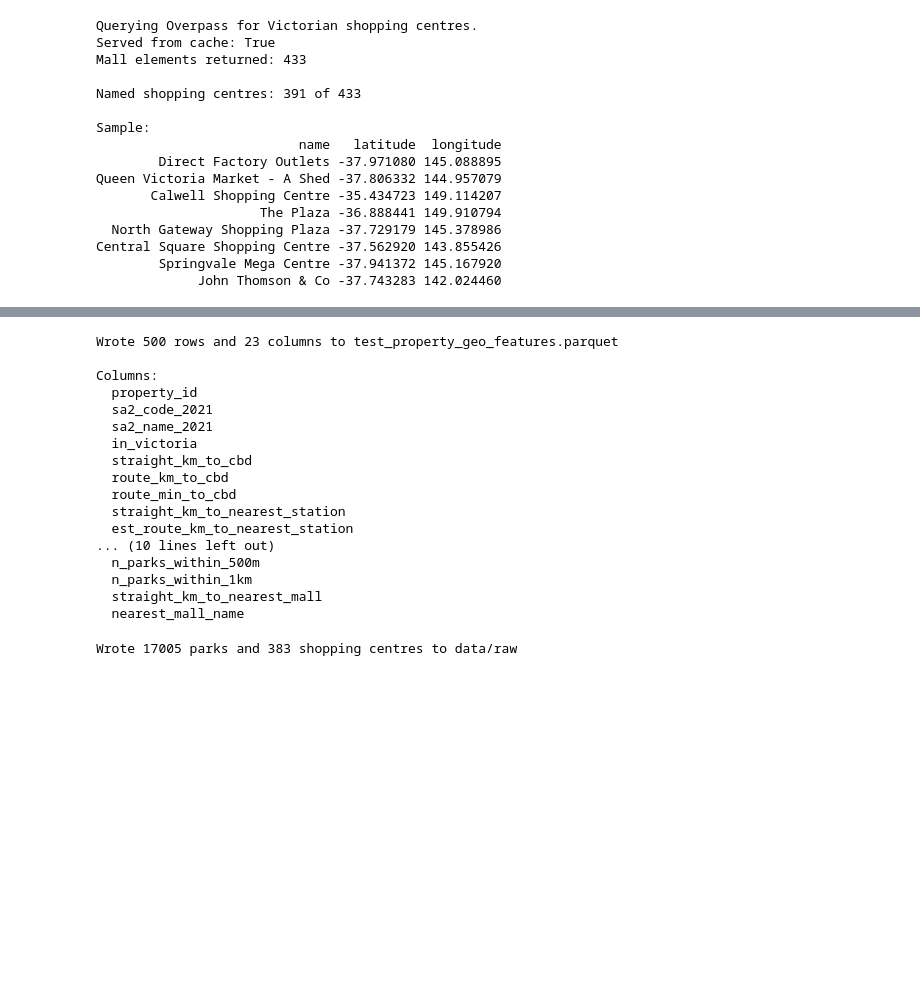
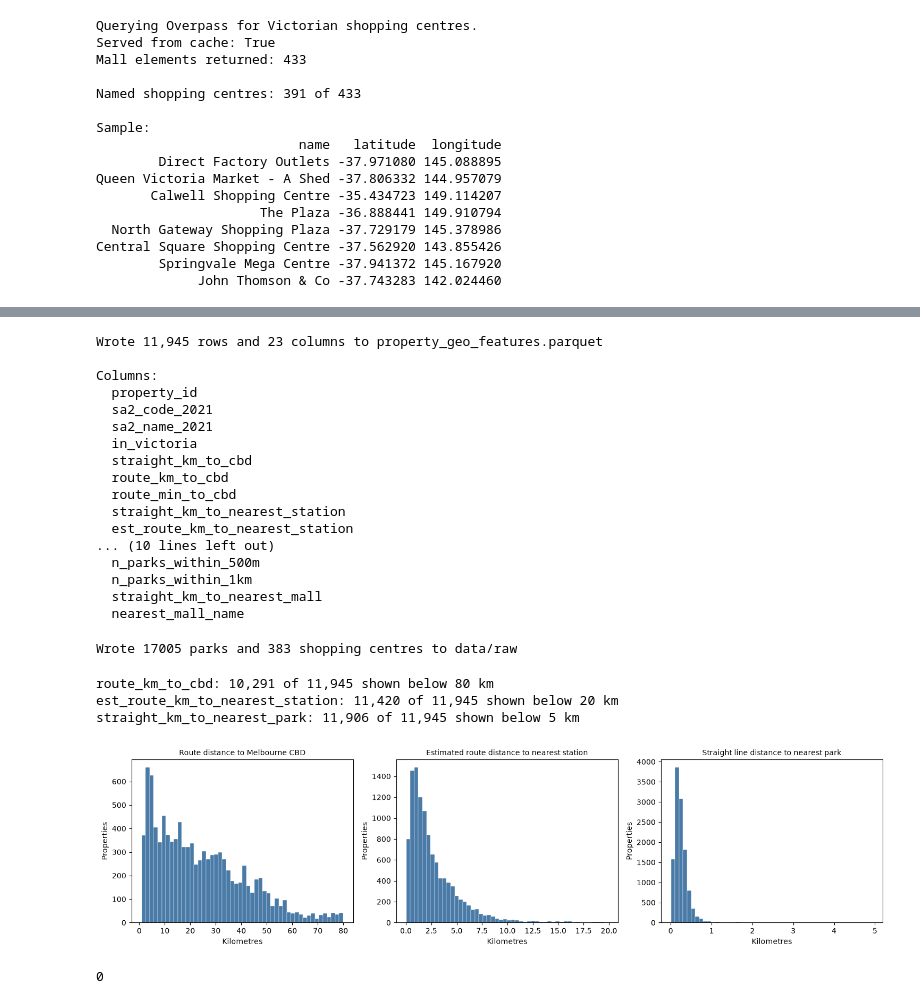
Before and after one commit to sophiaaaaaa123/ADS_project2, a Jupyter notebook: code/02_spatial_features.ipynb, the cells around one changed output, grey strips where cells are left out. Cells and saved outputs as stored; diff of their text form; code cells hidden in the pictures; blank space fills up the shorter version.

```diff
--- a/code/02_spatial_features.ipynb
+++ b/code/02_spatial_features.ipynb
@@ -212,20 +249,0 @@ sa2_code_2021                          sa2_name_2021
-# %%
-fig, ax = plt.subplots(figsize=(9, 9))
-
-# Zoom to the Port Phillip Bay area where the unmatched points cluster
-bay = sa2_proj.cx[280000:360000, 5770000:5820000]
-bay.plot(ax=ax, color="#dce6f0", edgecolor="white", linewidth=0.3)
-
-matched_pts = properties_proj[~unmatched.values]
-unmatched_pts = properties_proj[unmatched.values]
-
-matched_pts.plot(ax=ax, color="#4a7ba7", markersize=8, label="Matched to an SA2")
-unmatched_pts.plot(ax=ax, color="#d1495b", markersize=20, label="No SA2")
-
-ax.set_xlim(280000, 360000)
-ax.set_ylim(5770000, 5820000)
-ax.set_title("Unmatched test points fall in Port Phillip Bay")
-ax.legend()
-ax.set_axis_off()
-plt.tight_layout()
-plt.show()
@@ -1118,7 +1152,7 @@ geo_features = properties_sa2[[
 ]].copy()
 
 assert geo_features["property_id"].is_unique, "property_id must be unique"
-assert len(geo_features) == len(test_properties), "Row count must match the input"
+assert len(geo_features) == len(properties), "Row count must match the input"
 
 # No routed distance may be shorter than its straight line equivalent, since
 # a route cannot beat a straight line. A violation means ORS snapped an
@@ -1140,19 +1174,20 @@ distance_cols = [c for c in geo_features.columns if c.endswith("_km") or "_km_"
 for col in distance_cols:
     assert (geo_features[col].dropna() >= 0).all(), f"{col} contains a negative distance"
 
-out_path = CURATED_DIR / "test_property_geo_features.parquet"
+out_path = CURATED_DIR / "property_geo_features.parquet"
 geo_features.to_parquet(out_path, index=False)
 
 check = pd.read_parquet(out_path)
-assert len(check) == 500, f"Round trip failed, got {len(check)} rows"
+assert len(check) == len(properties), \
+    f"Round trip changed the row count from {len(properties)} to {len(check)}"
 assert check["sa2_code_2021"].dropna().str.len().eq(9).all(), "SA2 code padding lost"
 
-print(f"Wrote {len(check)} rows and {len(check.columns)} columns to {out_path.name}")
+print(f"Wrote {len(check):,} rows and {len(check.columns)} columns to {out_path.name}")
 print(f"\nColumns:")
 for c in check.columns:
     print(f"  {c}")
 # %% [output]
-Wrote 500 rows and 23 columns to test_property_geo_features.parquet
+Wrote 11,945 rows and 23 columns to property_geo_features.parquet
 
 Columns:
   property_id
@@ -1177,3 +1212,38 @@ malls_vic.drop(columns=["geometry"]).to_parquet(
 print(f"Wrote {len(parks)} parks and {len(malls_vic)} shopping centres to data/raw")
 # %% [output]
 Wrote 17005 parks and 383 shopping centres to data/raw
+# %%
+# A summary of what the pipeline produced. Each histogram is truncated at the
+# cap shown, because regional listings stretch the axis far enough to hide the
+# shape of the metropolitan bulk where most of the data sits.
+#
+# The purpose is to confirm that each distance feature has a usable spread. A
+# feature whose values collapse into a narrow band carries little signal for a
+# model, however carefully it was computed.
+fig, axes = plt.subplots(1, 3, figsize=(15, 4))
+
+for ax, col, title, cap in [
+    (axes[0], "route_km_to_cbd", "Route distance to Melbourne CBD", 80),
+    (axes[1], "est_route_km_to_nearest_station", "Estimated route distance to nearest station", 20),
+    (axes[2], "straight_km_to_nearest_park", "Straight line distance to nearest park", 5),
+]:
+    data = geo_features[col].dropna()
+    shown = data[data <= cap]
+    ax.hist(shown, bins=50, color="#4a7ba7", edgecolor="white", linewidth=0.3)
+    ax.set_title(title, fontsize=10)
+    ax.set_xlabel("Kilometres")
+    ax.set_ylabel("Properties")
+    print(f"{col}: {len(shown):,} of {len(data):,} shown below {cap} km")
+
+plt.tight_layout()
+plt.savefig(PROJECT_ROOT / "plots" / "distance_feature_distributions.png", dpi=150)
+plt.show()
+# %% [output]
+route_km_to_cbd: 10,291 of 11,945 shown below 80 km
+est_route_km_to_nearest_station: 11,420 of 11,945 shown below 20 km
+straight_km_to_nearest_park: 11,906 of 11,945 shown below 5 km
+[figure, added]
+# %%
+print(geo_features["route_km_to_cbd"].isna().sum())
+# %% [output]
+0
```
Also changed, not shown: parts of 18 cells of this notebook, 4 other files.
